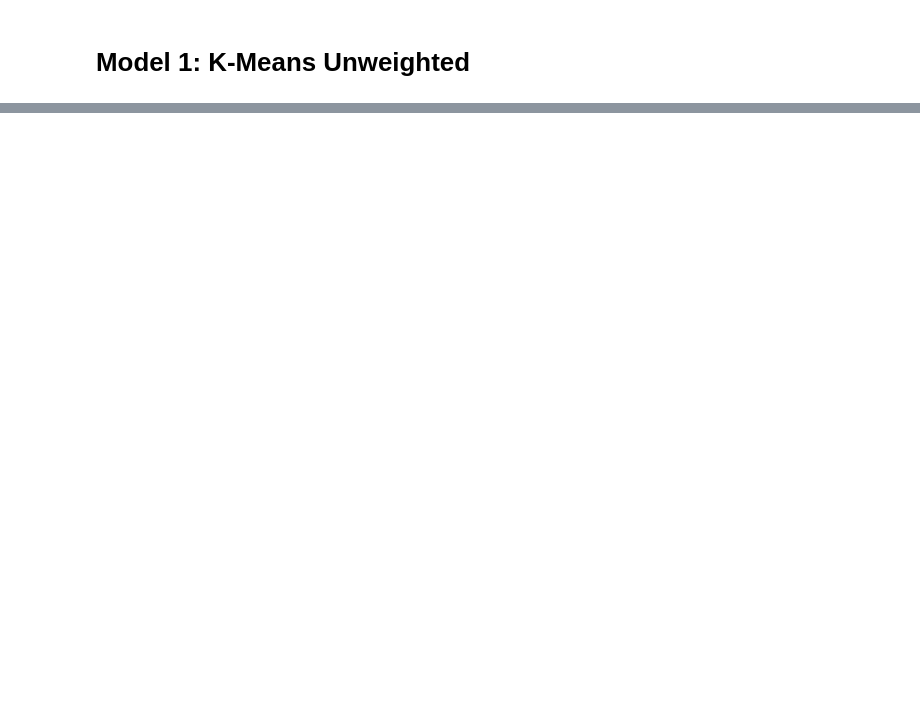
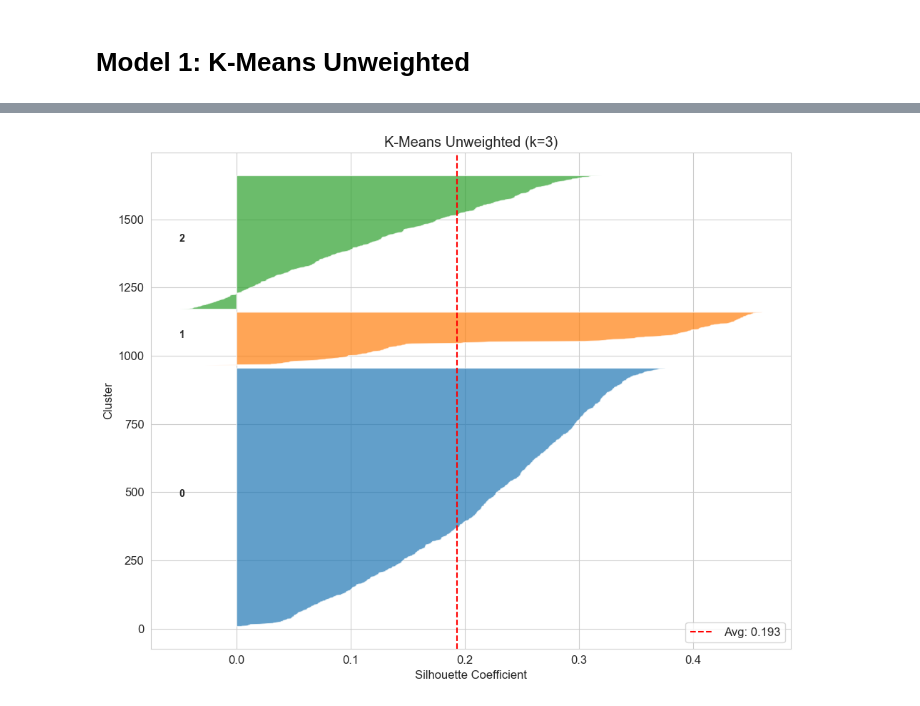
Before and after one commit to hkbuttar/Algorithmic_Marketing_Final_Project, a Jupyter notebook: notebooks/independent/sephora_segmentation.ipynb, the cells around one changed output, grey strips where cells are left out. Saved outputs shown, nothing was run; the diff lists cells and outputs as text; code cells hidden in the pictures; blank space fills up the shorter version.

Commit message:
Preformed Market segmentation for Sephora, 6 different models and a conclusion

```diff
--- a/notebooks/independent/sephora_segmentation.ipynb
+++ b/notebooks/independent/sephora_segmentation.ipynb
@@ -141,5 +162,5 @@ plt.show()
 # %%
-KM_UW_K = 4
+KM_UW_K = 3
 # %%
 df['kmeans_unweighted'] = km_uw_models[KM_UW_K].labels_
 sil = silhouette_score(X_scaled, df['kmeans_unweighted'].values)
@@ -151,0 +197,81 @@ profile_clusters(df, 'kmeans_unweighted')
+# %%
+KM_UW_K = 3
+df['kmeans_unweighted'] = km_uw_models[KM_UW_K].labels_
+
+sil = silhouette_score(X_scaled, df['kmeans_unweighted'].values)
+print(f'K-Means Unweighted (k={KM_UW_K}): silhouette={sil:.4f}\n')
+
+plot_silhouette_detail(X_scaled, df['kmeans_unweighted'].values,
+                       f'K-Means Unweighted (k={KM_UW_K})')
+
+# Full breakdown of every feature per cluster
+for cluster_id in sorted(df['kmeans_unweighted'].unique()):
+    c = df[df['kmeans_unweighted'] == cluster_id]
+    print(f'\n{"=" * 70}')
+    print(f'CLUSTER {cluster_id} — {len(c):,} products ({len(c)/len(df)*100:.1f}%)')
+    print(f'{"=" * 70}')
+
+    print(f'\n  --- Product Info ---')
+    print(f'  Top categories:  {c["category"].value_counts().head(5).to_dict()}')
+    print(f'  Top brands:      {c["brand"].value_counts().head(5).to_dict()}')
+    print(f'  Price range:     ${c["price"].min():.2f} - ${c["price"].max():.2f}')
+    print(f'  Price median:    ${c["price"].median():.2f}')
+    print(f'  Price mean:      ${c["price"].mean():.2f}')
+    print(f'  Price vs cat median: {c["price_vs_category_median"].mean():.3f}')
+    print(f'  Price bucket dist:')
+    for bucket, count in c['price_bucket'].value_counts().head(5).items():
+        print(f'    {bucket}: {count} ({count/len(c)*100:.1f}%)')
+
+    print(f'\n  --- Ratings ---')
+    print(f'  Avg rating:      {c["avg_rating"].mean():.3f}')
+    print(f'  Rating std:      {c["rating_std"].mean():.3f}')
+    print(f'  Rating dispersion over time: {c["rating_dispersion_over_time"].mean():.3f}')
+    print(f'  Pct 5-star:      {c["pct_5_star"].mean():.3f} ({c["pct_5_star"].mean()*100:.1f}%)')
+    print(f'  Pct 4-star:      {c["pct_4_star"].mean():.3f} ({c["pct_4_star"].mean()*100:.1f}%)')
+    print(f'  Pct 3-star:      {c["pct_3_star"].mean():.3f} ({c["pct_3_star"].mean()*100:.1f}%)')
+    print(f'  Pct 2-star:      {c["pct_2_star"].mean():.3f} ({c["pct_2_star"].mean()*100:.1f}%)')
+    print(f'  Pct 1-star:      {c["pct_1_star"].mean():.3f} ({c["pct_1_star"].mean()*100:.1f}%)')
+
+    print(f'\n  --- Sentiment ---')
+    print(f'  Avg sentiment:   {c["avg_sentiment"].mean():.3f}')
+    print(f'  Pct positive:    {c["pct_positive"].mean():.3f} ({c["pct_positive"].mean()*100:.1f}%)')
+    print(f'  Pct negative:    {c["pct_negative"].mean():.3f} ({c["pct_negative"].mean()*100:.1f}%)')
+    print(f'  Pct neutral:     {c["pct_neutral"].mean():.3f} ({c["pct_neutral"].mean()*100:.1f}%)')
+
+    print(f'\n  --- Review Velocity & Engagement ---')
+    print(f'  Review count (mean):       {c["review_count"].mean():.1f}')
+    print(f'  Review count (median):     {c["review_count"].median():.0f}')
+    print(f'  Review count normalized:   {c["review_count_normalized"].mean():.3f}')
+    print(f'  Reviews per month:         {c["reviews_per_month"].mean():.2f}')
+    print(f'  Avg helpfulness:           {c["avg_helpfulness"].mean():.3f}')
+
+    print(f'\n  --- Topics ---')
+    print(f'  Dominant topic mode:       {c["dominant_topic_mode"].mode().iloc[0]}')
+    print(f'  Top topic prevalence:      {c["top_topic_prevalence"].mean():.3f} ({c["top_topic_prevalence"].mean()*100:.1f}%)')
+    print(f'  Topic distribution:')
+    for topic, count in c['dominant_topic_mode'].value_counts().head(5).items():
+        print(f'    Topic {int(topic)}: {count} ({count/len(c)*100:.1f}%)')
+
+    # Skin tone columns (dynamic)
+    skin_tone_cols = [col for col in c.columns if col.startswith('pct_skin_tone_')]
+    if skin_tone_cols:
+        print(f'\n  --- Skin Tone Distribution ---')
+        if 'pct_has_skin_tone' in c.columns:
+            print(f'  Pct with skin tone data: {c["pct_has_skin_tone"].mean():.3f} ({c["pct_has_skin_tone"].mean()*100:.1f}%)')
+        for col in sorted(skin_tone_cols):
+            label = col.replace('pct_skin_tone_', '')
+            print(f'    {label}: {c[col].mean():.3f} ({c[col].mean()*100:.1f}%)')
+
+    # Skin type columns (dynamic)
+    skin_type_cols = [col for col in c.columns if col.startswith('pct_skin_type_')]
+    if skin_type_cols:
+        print(f'\n  --- Skin Type Distribution ---')
+        if 'pct_has_skin_type' in c.columns:
+            print(f'  Pct with skin type data: {c["pct_has_skin_type"].mean():.3f} ({c["pct_has_skin_type"].mean()*100:.1f}%)')
+        for col in sorted(skin_type_cols):
+            label = col.replace('pct_skin_type_', '')
+            print(f'    {label}: {c[col].mean():.3f} ({c[col].mean()*100:.1f}%)')
+
+# Heatmap
+profile_clusters(df, 'kmeans_unweighted')
+# %% [output]
@@ -151,0 +279 @@ profile_clusters(df, 'kmeans_unweighted')
+[figure, added]
```
Also changed, not shown: parts of 35 cells of this notebook.
